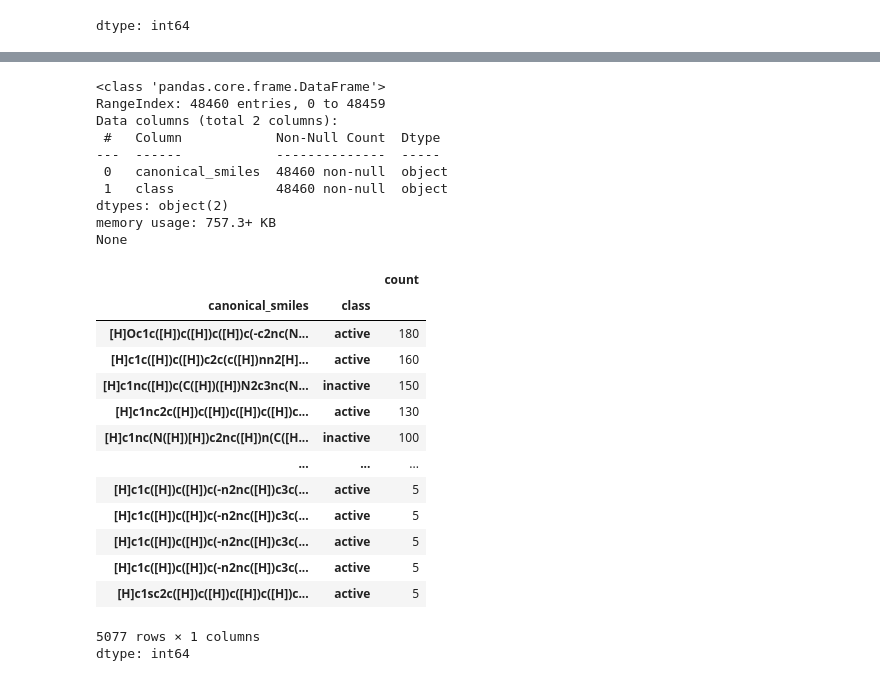
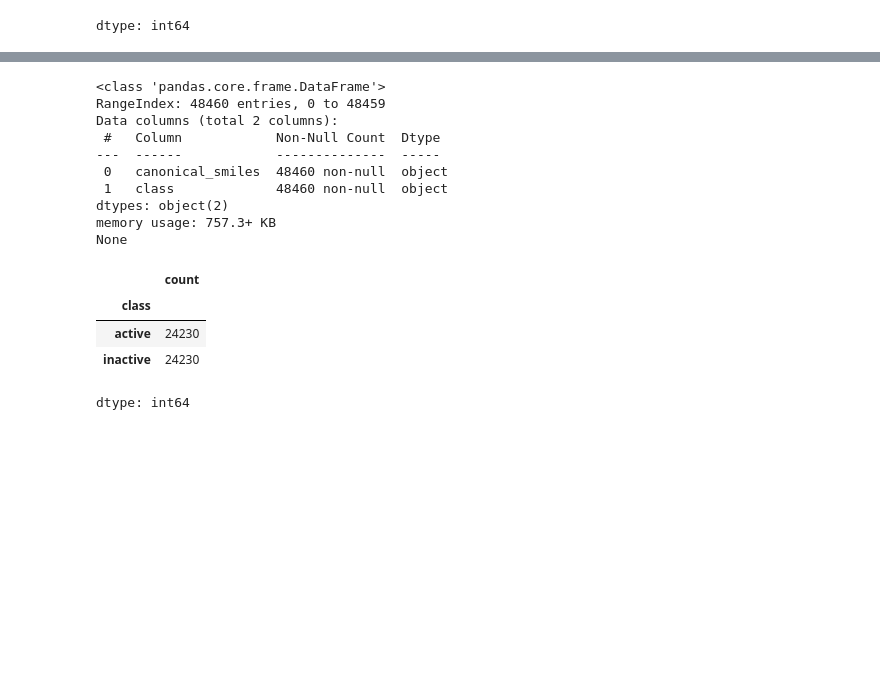
Before and after one commit to Mfys212/GNN-for-Molekul-Classifier, a Jupyter notebook: GNN_Molekul.ipynb, the cells around one changed output, grey strips where cells are left out. Saved outputs shown, nothing was run; the diff lists cells and outputs as text; code cells hidden in the pictures; blank space fills up the shorter version.

```diff
--- a/GNN_Molekul.ipynb
+++ b/GNN_Molekul.ipynb
@@ -113,29 +113,19 @@ balanced_data = pd.DataFrame(oversampled_data)
 # %%
 print(balanced_data.info(), "\n")
-balanced_data.value_counts()
+balanced_data['class'].value_counts()
 # %% [output]
 <class 'pandas.core.frame.DataFrame'>
 RangeIndex: 48460 entries, 0 to 48459
 Data columns (total 2 columns):
  #   Column            Non-Null Count  Dtype
 ---  ------            --------------  -----
  0   canonical_smiles  48460 non-null  object
  1   class             48460 non-null  object
 dtypes: object(2)
 memory usage: 757.3+ KB
 None
-|  |  | count |
-| canonical_smiles | class |  |
-| [H]Oc1c([H])c([H])c([H])c(-c2nc(N... | active | 180 |
-| [H]c1c([H])c([H])c2c(c([H])nn2[H]... | active | 160 |
-| [H]c1nc([H])c(C([H])([H])N2c3nc(N... | inactive | 150 |
-| [H]c1nc2c([H])c([H])c([H])c([H])c... | active | 130 |
-| [H]c1nc(N([H])[H])c2nc([H])n(C([H... | inactive | 100 |
-| ... | ... | ... |
-| [H]c1c([H])c([H])c(-n2nc([H])c3c(... | active | 5 |
-| [H]c1c([H])c([H])c(-n2nc([H])c3c(... | active | 5 |
-| [H]c1c([H])c([H])c(-n2nc([H])c3c(... | active | 5 |
-| [H]c1c([H])c([H])c(-n2nc([H])c3c(... | active | 5 |
-| [H]c1sc2c([H])c([H])c([H])c([H])c... | active | 5 |
+|  | count |
+| class |  |
+| active | 24230 |
+| inactive | 24230 |
-5077 rows × 1 columns
 dtype: int64
```
Also changed, not shown: parts of 3 cells of this notebook.
